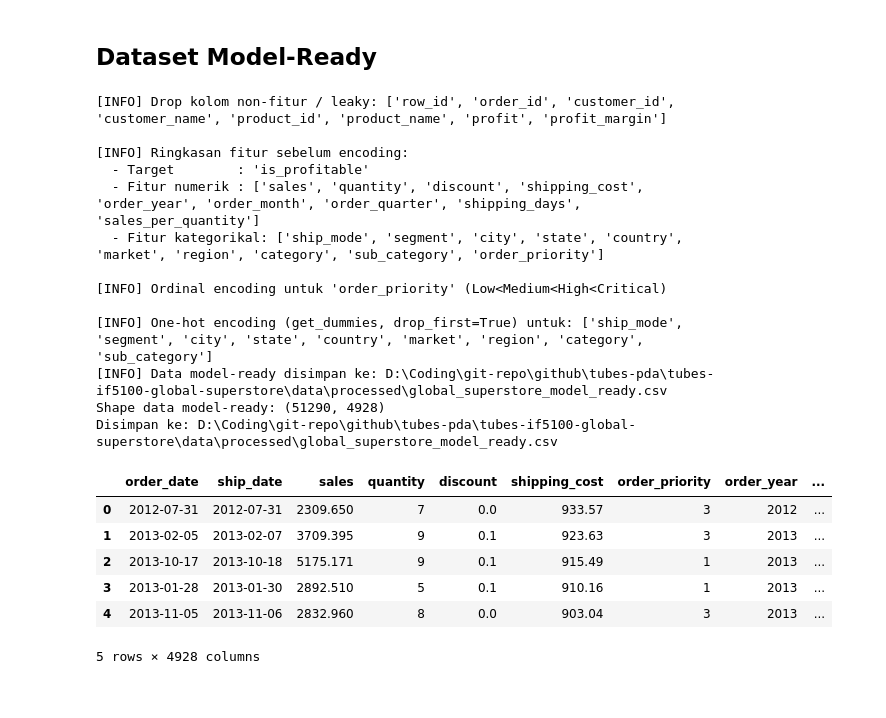
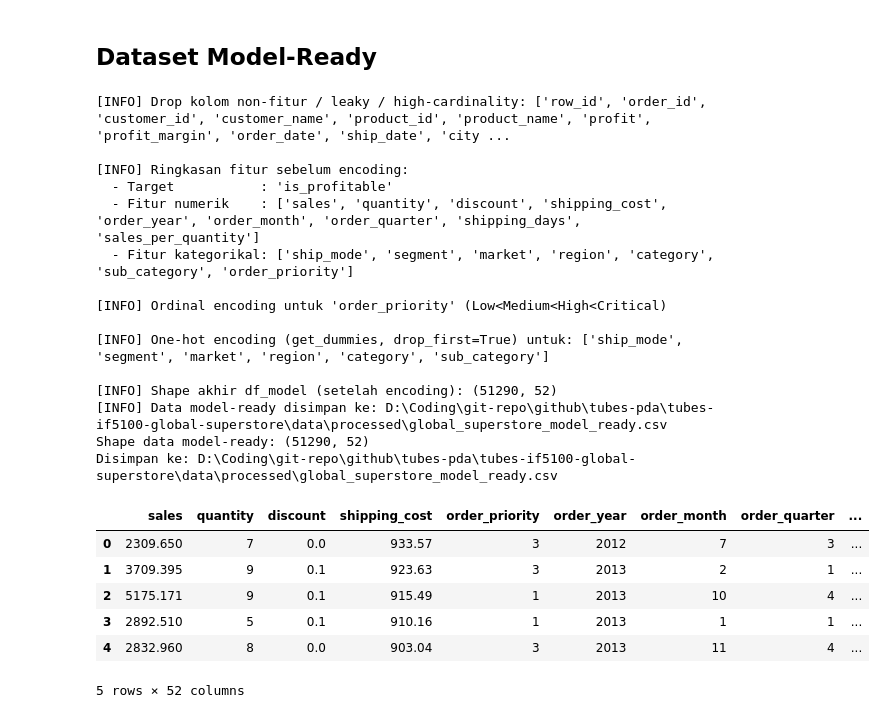
Before and after one commit to xmriz/tubes-if5100-global-superstore, a Jupyter notebook: notebooks/01_data_prep_eda_viz.ipynb, the cells around one changed output. Drawn from its saved outputs; the diff is of its cells as text; code cells hidden in the pictures.

Commit message:
FIX: solve encoding function that causes too much columns

```diff
--- a/notebooks/01_data_prep_eda_viz.ipynb
+++ b/notebooks/01_data_prep_eda_viz.ipynb
@@ -548,30 +548,32 @@ _ = plot_discount_vs_profit(
 # %% [markdown]
 ## Dataset Model-Ready
 # %%
-df_model_ready = encode_categoricals_for_model(df_clean)
+df_model_ready = encode_categoricals_and_process_for_model(df_clean)
 save_model_ready_data(df_model_ready, MODEL_READY_PATH)
 
 print("Shape data model-ready:", df_model_ready.shape)
 print("Disimpan ke:", MODEL_READY_PATH)
 df_model_ready.head()
 # %% [output]
-[INFO] Drop kolom non-fitur / leaky: ['row_id', 'order_id', 'customer_id', 'customer_name', 'product_id', 'product_name', 'profit', 'profit_margin']
+[INFO] Drop kolom non-fitur / leaky / high-cardinality: ['row_id', 'order_id', 'customer_id', 'customer_name', 'product_id', 'product_name', 'profit', 'profit_margin', 'order_date', 'ship_date', 'city ...
 
 [INFO] Ringkasan fitur sebelum encoding:
-  - Target        : 'is_profitable'
-  - Fitur numerik : ['sales', 'quantity', 'discount', 'shipping_cost', 'order_year', 'order_month', 'order_quarter', 'shipping_days', 'sales_per_quantity']
-  - Fitur kategorikal: ['ship_mode', 'segment', 'city', 'state', 'country', 'market', 'region', 'category', 'sub_category', 'order_priority']
+  - Target           : 'is_profitable'
+  - Fitur numerik    : ['sales', 'quantity', 'discount', 'shipping_cost', 'order_year', 'order_month', 'order_quarter', 'shipping_days', 'sales_per_quantity']
+  - Fitur kategorikal: ['ship_mode', 'segment', 'market', 'region', 'category', 'sub_category', 'order_priority']
 
 [INFO] Ordinal encoding untuk 'order_priority' (Low<Medium<High<Critical)
 
-[INFO] One-hot encoding (get_dummies, drop_first=True) untuk: ['ship_mode', 'segment', 'city', 'state', 'country', 'market', 'region', 'category', 'sub_category']
+[INFO] One-hot encoding (get_dummies, drop_first=True) untuk: ['ship_mode', 'segment', 'market', 'region', 'category', 'sub_category']
+
+[INFO] Shape akhir df_model (setelah encoding): (51290, 52)
 [INFO] Data model-ready disimpan ke: D:\Coding\git-repo\github\tubes-pda\tubes-if5100-global-superstore\data\processed\global_superstore_model_ready.csv
-Shape data model-ready: (51290, 4928)
+Shape data model-ready: (51290, 52)
 Disimpan ke: D:\Coding\git-repo\github\tubes-pda\tubes-if5100-global-superstore\data\processed\global_superstore_model_ready.csv
-|  | order_date | ship_date | sales | quantity | discount | shipping_cost | order_priority | order_year | ... |
-| 0 | 2012-07-31 | 2012-07-31 | 2309.650 | 7 | 0.0 | 933.57 | 3 | 2012 | ... |
-| 1 | 2013-02-05 | 2013-02-07 | 3709.395 | 9 | 0.1 | 923.63 | 3 | 2013 | ... |
-| 2 | 2013-10-17 | 2013-10-18 | 5175.171 | 9 | 0.1 | 915.49 | 1 | 2013 | ... |
-| 3 | 2013-01-28 | 2013-01-30 | 2892.510 | 5 | 0.1 | 910.16 | 1 | 2013 | ... |
-| 4 | 2013-11-05 | 2013-11-06 | 2832.960 | 8 | 0.0 | 903.04 | 3 | 2013 | ... |
+|  | sales | quantity | discount | shipping_cost | order_priority | order_year | order_month | order_quarter | ... |
+| 0 | 2309.650 | 7 | 0.0 | 933.57 | 3 | 2012 | 7 | 3 | ... |
+| 1 | 3709.395 | 9 | 0.1 | 923.63 | 3 | 2013 | 2 | 1 | ... |
+| 2 | 5175.171 | 9 | 0.1 | 915.49 | 1 | 2013 | 10 | 4 | ... |
+| 3 | 2892.510 | 5 | 0.1 | 910.16 | 1 | 2013 | 1 | 1 | ... |
+| 4 | 2832.960 | 8 | 0.0 | 903.04 | 3 | 2013 | 11 | 4 | ... |
-5 rows × 4928 columns
+5 rows × 52 columns
```
Also changed, not shown: parts of 2 cells of this notebook, 5 other files.
